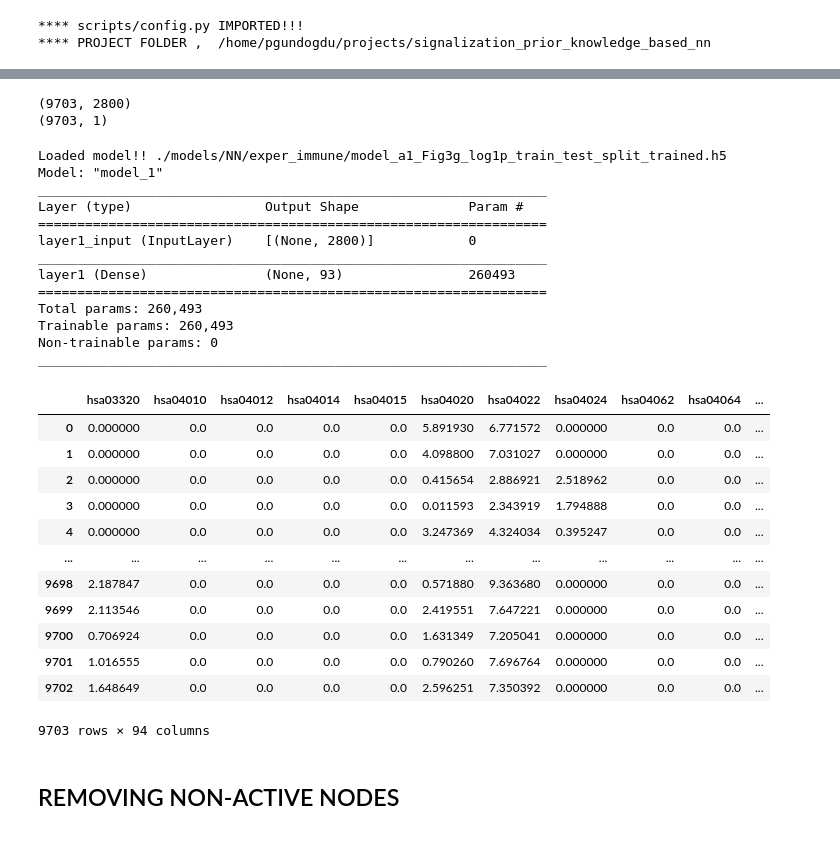
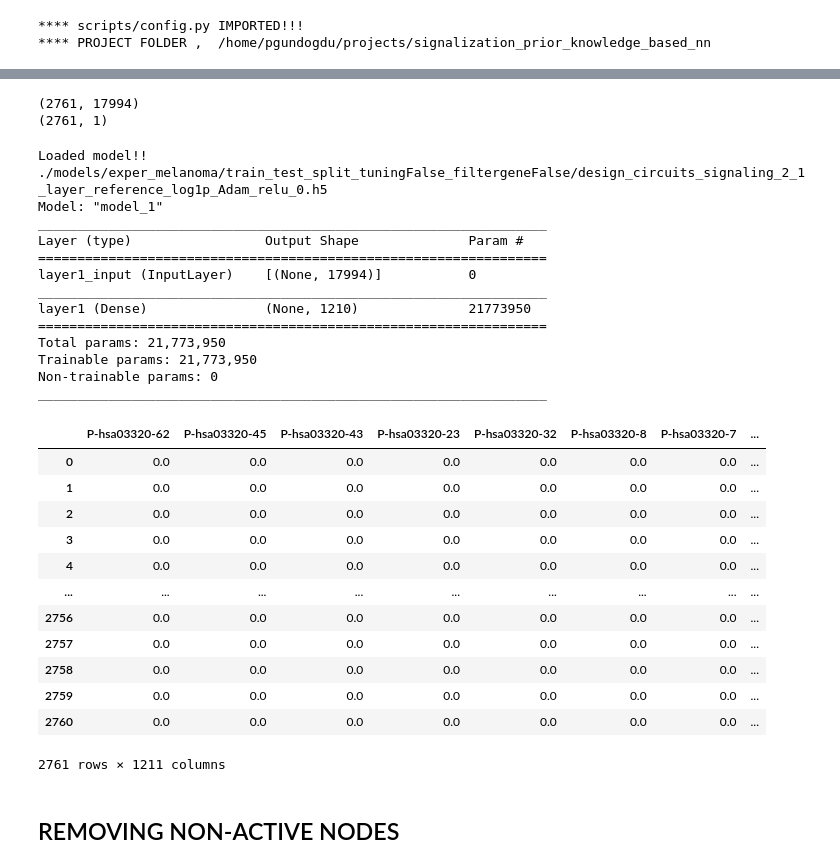
Before and after one commit to pelingundogdu/signalization_prior_knowledge_based_nn, a Jupyter notebook: notebooks/5.0-pg-pbk-analysis.ipynb, the cells around one changed output, grey strips where cells are left out. Saved outputs shown, nothing was run; the diff lists cells and outputs as text; code cells hidden in the pictures.

```diff
--- a/notebooks/5.0-pg-pbk-analysis.ipynb
+++ b/notebooks/5.0-pg-pbk-analysis.ipynb
@@ -108,0 +63,11 @@ Biological knowledge gene order top 10,  ['a2m', 'abcb11', 'abcb4', 'abcc2', 'ab
+# %%
+df = pd.read_pickle(os.path.join(src.DIR_DATA_PROCESSED, experiment, dataset))
+
+df_bio = pd.DataFrame(pd.read_csv(os.path.join(src.DIR_DATA_PROCESSED, bio_knowledge), index_col=0)).sort_index()
+# %%
+df_bio_with_df = pd.merge(left=pd.DataFrame(df.columns[:-1]).set_index(0)
+                                 , right=df_bio
+                                 , left_index=True
+                                 , right_index=True
+                                 , how='left').fillna(0.0)
+df_bio_with_df
@@ -109,7 +111,7 @@ Biological knowledge gene order top 10,  ['a2m', 'abcb11', 'abcb4', 'abcc2', 'ab
 # %%
 ohe = OneHotEncoder()
-X = df_raw.iloc[:, :-1].values
-y = df_raw.iloc[:, -1:].values
+X = df.iloc[:, :-1].values
+y = df.iloc[:, -1:].values
 y_ohe = ohe.fit_transform(y).toarray()
 # groups = y.reshape(1,-1)[0]
 
@@ -117,47 +119,48 @@ print(X.shape)
 print(y.shape)
 # print(groups.shape)
 # %% [output]
-(9703, 2800)
-(9703, 1)
+(2761, 17994)
+(2761, 1)
 # %%
-i_design ='a1'
-model, model_pbk = src.loading_model('./models/NN/exper_immune/model_'+i_design+'_'+dataset.split('.')[0]+'_train_test_split_trained.h5', bio_layer_number)
+split='train_test_split_tuningFalse_filtergeneFalse'
+model_name ='circuits_signaling_2_1_layer'
+model, model_pbk = src.loading_model(f'./models/{experiment}/{split}/design_{model_name}_reference_log1p_Adam_relu_0.h5', -1)
 model_pbk.summary()
 # %% [output]
-Loaded model!! ./models/NN/exper_immune/model_a1_Fig3g_log1p_train_test_split_trained.h5
+Loaded model!! ./models/exper_melanoma/train_test_split_tuningFalse_filtergeneFalse/design_circuits_signaling_2_1_layer_reference_log1p_Adam_relu_0.h5
 Model: "model_1"
 _________________________________________________________________
 Layer (type)                 Output Shape              Param #
 =================================================================
-layer1_input (InputLayer)    [(None, 2800)]            0
+layer1_input (InputLayer)    [(None, 17994)]           0
 _________________________________________________________________
-layer1 (Dense)               (None, 93)                260493
+layer1 (Dense)               (None, 1210)              21773950
 =================================================================
-Total params: 260,493
-Trainable params: 260,493
+Total params: 21,773,950
+Trainable params: 21,773,950
 Non-trainable params: 0
 _________________________________________________________________
 # %%
 y_pred = model_pbk.predict(X)
 # creating dataframe which stores both prediction label of model and 'encode' information of given layer
-df_activation_pred = pd.concat([pd.DataFrame(y_pred, columns=df_bio_filtered.columns)
+df_activation_pred = pd.concat([pd.DataFrame(y_pred, columns=df_bio_with_df.columns)
                                 , pd.DataFrame([ohe.categories_[0][i] for i in np.argmax(model.predict(X), axis=-1)],  columns=['cell_type']) ]
                               , axis=1)
 df_activation_pred
 # %% [output]
-|  | hsa03320 | hsa04010 | hsa04012 | hsa04014 | hsa04015 | hsa04020 | hsa04022 | hsa04024 | hsa04062 | hsa04064 | ... |
-| 0 | 0.000000 | 0.0 | 0.0 | 0.0 | 0.0 | 5.891930 | 6.771572 | 0.000000 | 0.0 | 0.0 | ... |
-| 1 | 0.000000 | 0.0 | 0.0 | 0.0 | 0.0 | 4.098800 | 7.031027 | 0.000000 | 0.0 | 0.0 | ... |
-| 2 | 0.000000 | 0.0 | 0.0 | 0.0 | 0.0 | 0.415654 | 2.886921 | 2.518962 | 0.0 | 0.0 | ... |
-| 3 | 0.000000 | 0.0 | 0.0 | 0.0 | 0.0 | 0.011593 | 2.343919 | 1.794888 | 0.0 | 0.0 | ... |
-| 4 | 0.000000 | 0.0 | 0.0 | 0.0 | 0.0 | 3.247369 | 4.324034 | 0.395247 | 0.0 | 0.0 | ... |
-| ... | ... | ... | ... | ... | ... | ... | ... | ... | ... | ... | ... |
-| 9698 | 2.187847 | 0.0 | 0.0 | 0.0 | 0.0 | 0.571880 | 9.363680 | 0.000000 | 0.0 | 0.0 | ... |
-| 9699 | 2.113546 | 0.0 | 0.0 | 0.0 | 0.0 | 2.419551 | 7.647221 | 0.000000 | 0.0 | 0.0 | ... |
-| 9700 | 0.706924 | 0.0 | 0.0 | 0.0 | 0.0 | 1.631349 | 7.205041 | 0.000000 | 0.0 | 0.0 | ... |
-| 9701 | 1.016555 | 0.0 | 0.0 | 0.0 | 0.0 | 0.790260 | 7.696764 | 0.000000 | 0.0 | 0.0 | ... |
-| 9702 | 1.648649 | 0.0 | 0.0 | 0.0 | 0.0 | 2.596251 | 7.350392 | 0.000000 | 0.0 | 0.0 | ... |
+|  | P-hsa03320-62 | P-hsa03320-45 | P-hsa03320-43 | P-hsa03320-23 | P-hsa03320-32 | P-hsa03320-8 | P-hsa03320-7 | ... |
+| 0 | 0.0 | 0.0 | 0.0 | 0.0 | 0.0 | 0.0 | 0.0 | ... |
+| 1 | 0.0 | 0.0 | 0.0 | 0.0 | 0.0 | 0.0 | 0.0 | ... |
+| 2 | 0.0 | 0.0 | 0.0 | 0.0 | 0.0 | 0.0 | 0.0 | ... |
+| 3 | 0.0 | 0.0 | 0.0 | 0.0 | 0.0 | 0.0 | 0.0 | ... |
+| 4 | 0.0 | 0.0 | 0.0 | 0.0 | 0.0 | 0.0 | 0.0 | ... |
+| ... | ... | ... | ... | ... | ... | ... | ... | ... |
+| 2756 | 0.0 | 0.0 | 0.0 | 0.0 | 0.0 | 0.0 | 0.0 | ... |
+| 2757 | 0.0 | 0.0 | 0.0 | 0.0 | 0.0 | 0.0 | 0.0 | ... |
+| 2758 | 0.0 | 0.0 | 0.0 | 0.0 | 0.0 | 0.0 | 0.0 | ... |
+| 2759 | 0.0 | 0.0 | 0.0 | 0.0 | 0.0 | 0.0 | 0.0 | ... |
+| 2760 | 0.0 | 0.0 | 0.0 | 0.0 | 0.0 | 0.0 | 0.0 | ... |
-9703 rows × 94 columns
+2761 rows × 1211 columns
 # %% [markdown]
 ## REMOVING NON-ACTIVE NODES
 # %%
```
Also changed, not shown: parts of 24 cells of this notebook.
